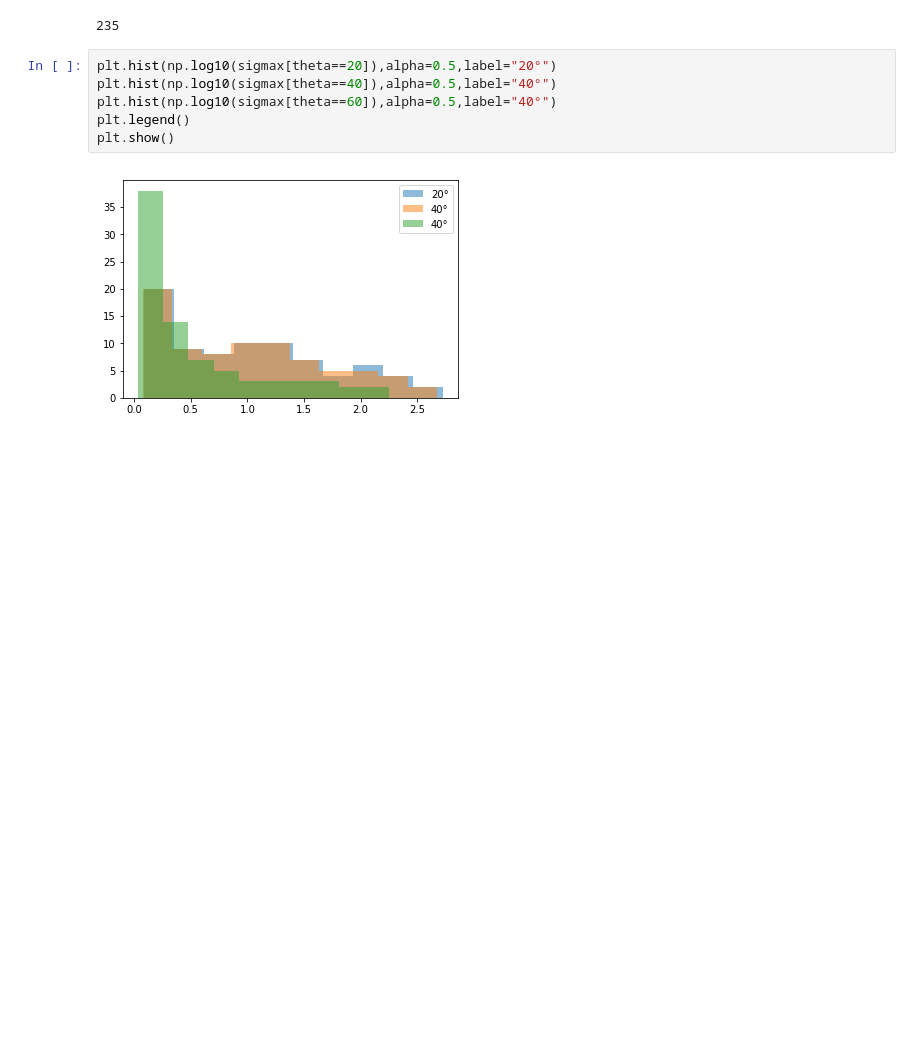
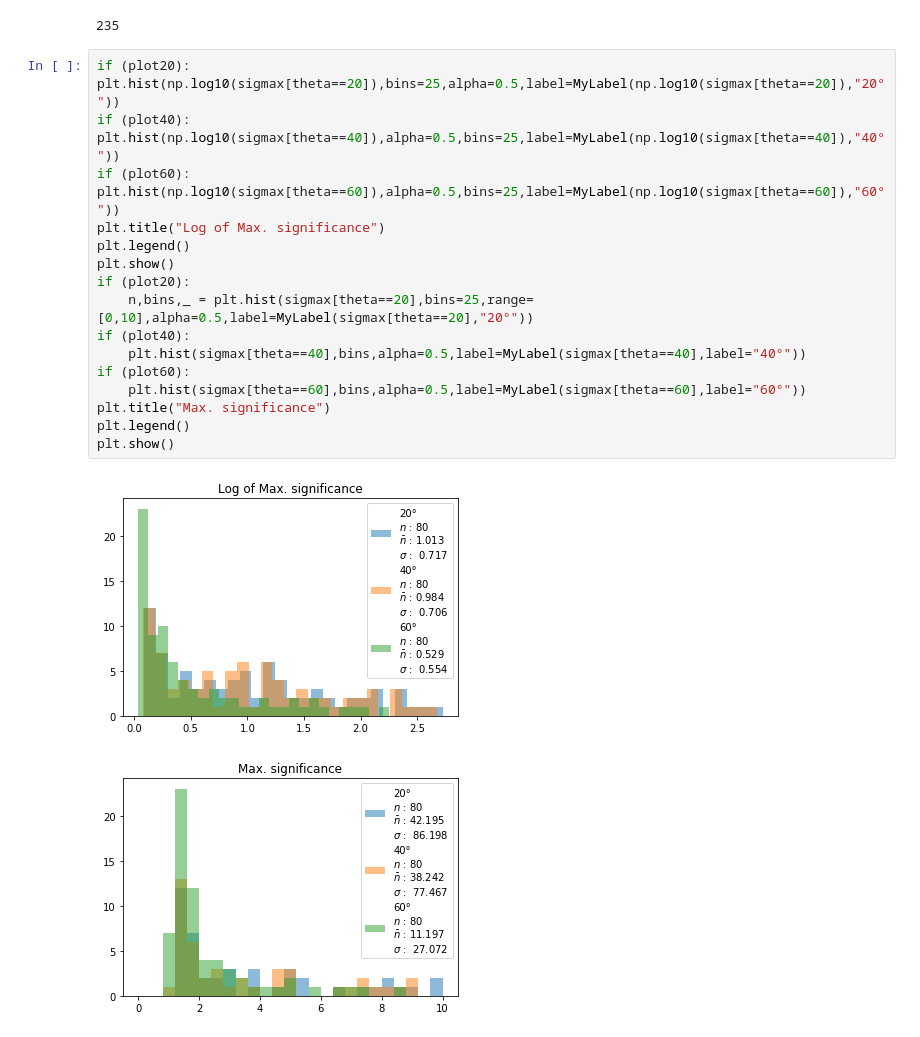
Before and after one commit to tstolarczyk/SoHAPPy, a Jupyter notebook: analysis/SoHappy-Analysis.ipynb, the cells around one changed output. Drawn from its saved outputs; the diff is of its cells as text; blank space fills up the shorter version.

```diff
--- a/analysis/SoHappy-Analysis.ipynb
+++ b/analysis/SoHappy-Analysis.ipynb
@@ -67,14 +78,25 @@ det5s   = data["det5s"]
 len(np.where(t3s>0)[0])
 # %% [output]
 235
-# %%
-plt.hist(np.log10(sigmax[theta==20]),alpha=0.5,label="20°")
-plt.hist(np.log10(sigmax[theta==40]),alpha=0.5,label="40°")
-plt.hist(np.log10(sigmax[theta==60]),alpha=0.5,label="40°")
-plt.legend()
-plt.show()
-# %% [output]
-[figure, removed]
+# %%
+if (plot20): plt.hist(np.log10(sigmax[theta==20]),bins=25,alpha=0.5,label=MyLabel(np.log10(sigmax[theta==20]),"20°"))
+if (plot40): plt.hist(np.log10(sigmax[theta==40]),alpha=0.5,bins=25,label=MyLabel(np.log10(sigmax[theta==40]),"40°"))
+if (plot60): plt.hist(np.log10(sigmax[theta==60]),alpha=0.5,bins=25,label=MyLabel(np.log10(sigmax[theta==60]),"60°"))
+plt.title("Log of Max. significance")
+plt.legend()
+plt.show()
+if (plot20):
+    n,bins,_ = plt.hist(sigmax[theta==20],bins=25,range=[0,10],alpha=0.5,label=MyLabel(sigmax[theta==20],"20°"))
+if (plot40):
+    plt.hist(sigmax[theta==40],bins,alpha=0.5,label=MyLabel(sigmax[theta==40],label="40°"))
+if (plot60):
+    plt.hist(sigmax[theta==60],bins,alpha=0.5,label=MyLabel(sigmax[theta==60],label="60°"))
+plt.title("Max. significance")
+plt.legend()
+plt.show()
+# %% [output]
+[figure, added]
+[figure, added]
 # %%
 # Indifferantiated lot
 fig = plt.figure(figsize=(15,10))
```
Also changed, not shown: parts of 6 cells of this notebook, 2 other files.
